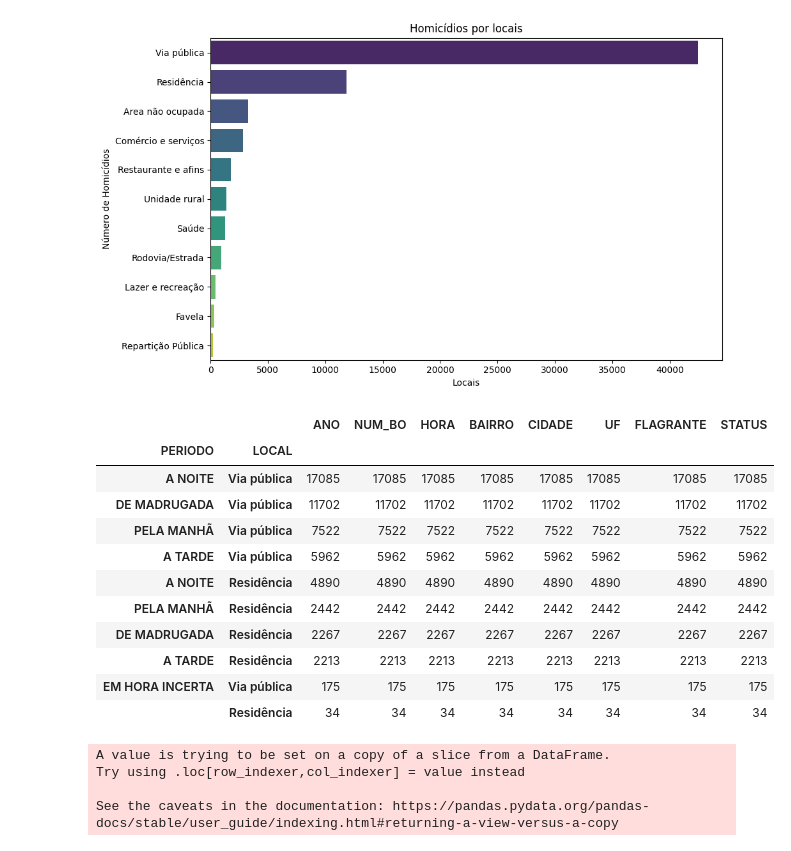
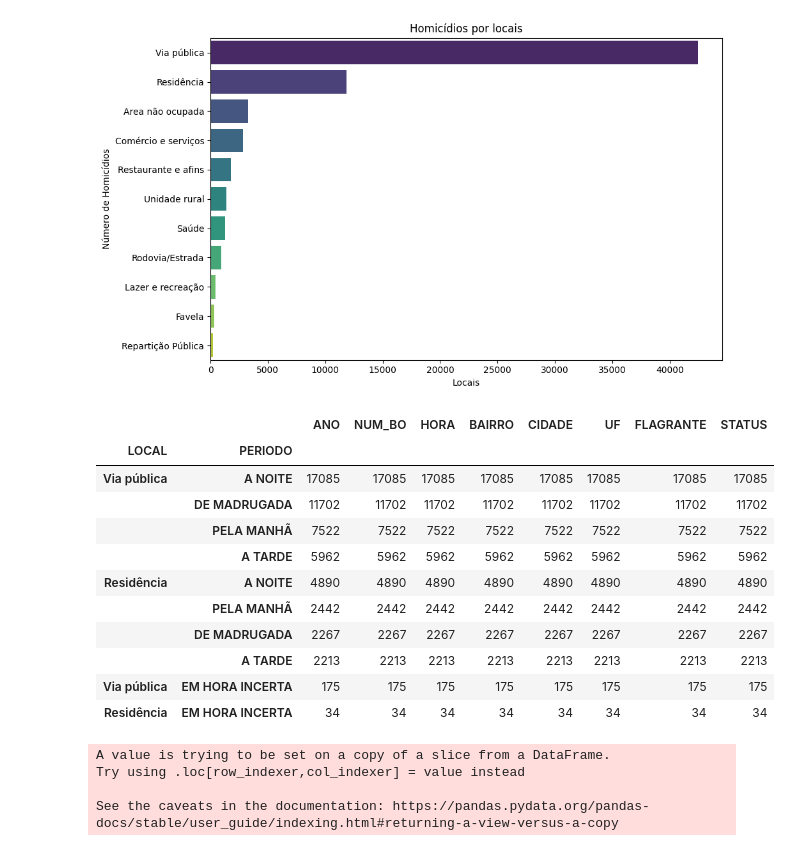
Before and after one commit to Pennini/Curso-Python-2022, a Jupyter notebook: Projeto_Final/projeto_final_crimes.ipynb, the cells around one changed output. Drawn from its saved outputs; the diff is of its cells as text; code cells hidden in the pictures.

```diff
--- a/Projeto_Final/projeto_final_crimes.ipynb
+++ b/Projeto_Final/projeto_final_crimes.ipynb
@@ -255,20 +345,21 @@ plt.show()
 [figure]
 # %%
 homicidio_locais = homicidio_consumado[(homicidio_consumado["LOCAL"] == "Via pública") | (homicidio_consumado['LOCAL'] == "Residência")]
-homicidio_locais.groupby(["PERIODO", "LOCAL"]).count().sort_values(by=["ANO", "ANO"], ascending=[False, True])
+homicidio_locais.groupby([ "LOCAL", "PERIODO"]).count().sort_values(by=["ANO", "ANO"], ascending=[False, True])
+# Gráfico linha x = periodos, y = homicidios, cor barra(legend) = via publica/residencia
 # %% [output]
 |  |  | ANO | NUM_BO | HORA | BAIRRO | CIDADE | UF | FLAGRANTE | STATUS |
-| PERIODO | LOCAL |  |  |  |  |  |  |  |  |
-| A NOITE | Via pública | 17085 | 17085 | 17085 | 17085 | 17085 | 17085 | 17085 | 17085 |
-| DE MADRUGADA | Via pública | 11702 | 11702 | 11702 | 11702 | 11702 | 11702 | 11702 | 11702 |
-| PELA MANHÃ | Via pública | 7522 | 7522 | 7522 | 7522 | 7522 | 7522 | 7522 | 7522 |
-| A TARDE | Via pública | 5962 | 5962 | 5962 | 5962 | 5962 | 5962 | 5962 | 5962 |
-| A NOITE | Residência | 4890 | 4890 | 4890 | 4890 | 4890 | 4890 | 4890 | 4890 |
-| PELA MANHÃ | Residência | 2442 | 2442 | 2442 | 2442 | 2442 | 2442 | 2442 | 2442 |
-| DE MADRUGADA | Residência | 2267 | 2267 | 2267 | 2267 | 2267 | 2267 | 2267 | 2267 |
-| A TARDE | Residência | 2213 | 2213 | 2213 | 2213 | 2213 | 2213 | 2213 | 2213 |
-| EM HORA INCERTA | Via pública | 175 | 175 | 175 | 175 | 175 | 175 | 175 | 175 |
-|  | Residência | 34 | 34 | 34 | 34 | 34 | 34 | 34 | 34 |
+| LOCAL | PERIODO |  |  |  |  |  |  |  |  |
+| Via pública | A NOITE | 17085 | 17085 | 17085 | 17085 | 17085 | 17085 | 17085 | 17085 |
+|  | DE MADRUGADA | 11702 | 11702 | 11702 | 11702 | 11702 | 11702 | 11702 | 11702 |
+|  | PELA MANHÃ | 7522 | 7522 | 7522 | 7522 | 7522 | 7522 | 7522 | 7522 |
+|  | A TARDE | 5962 | 5962 | 5962 | 5962 | 5962 | 5962 | 5962 | 5962 |
+| Residência | A NOITE | 4890 | 4890 | 4890 | 4890 | 4890 | 4890 | 4890 | 4890 |
+|  | PELA MANHÃ | 2442 | 2442 | 2442 | 2442 | 2442 | 2442 | 2442 | 2442 |
+|  | DE MADRUGADA | 2267 | 2267 | 2267 | 2267 | 2267 | 2267 | 2267 | 2267 |
+|  | A TARDE | 2213 | 2213 | 2213 | 2213 | 2213 | 2213 | 2213 | 2213 |
+| Via pública | EM HORA INCERTA | 175 | 175 | 175 | 175 | 175 | 175 | 175 | 175 |
+| Residência | EM HORA INCERTA | 34 | 34 | 34 | 34 | 34 | 34 | 34 | 34 |
 # %%
 import plotly.graph_objects as go
 
```
Also changed, not shown: parts of 27 cells of this notebook.
